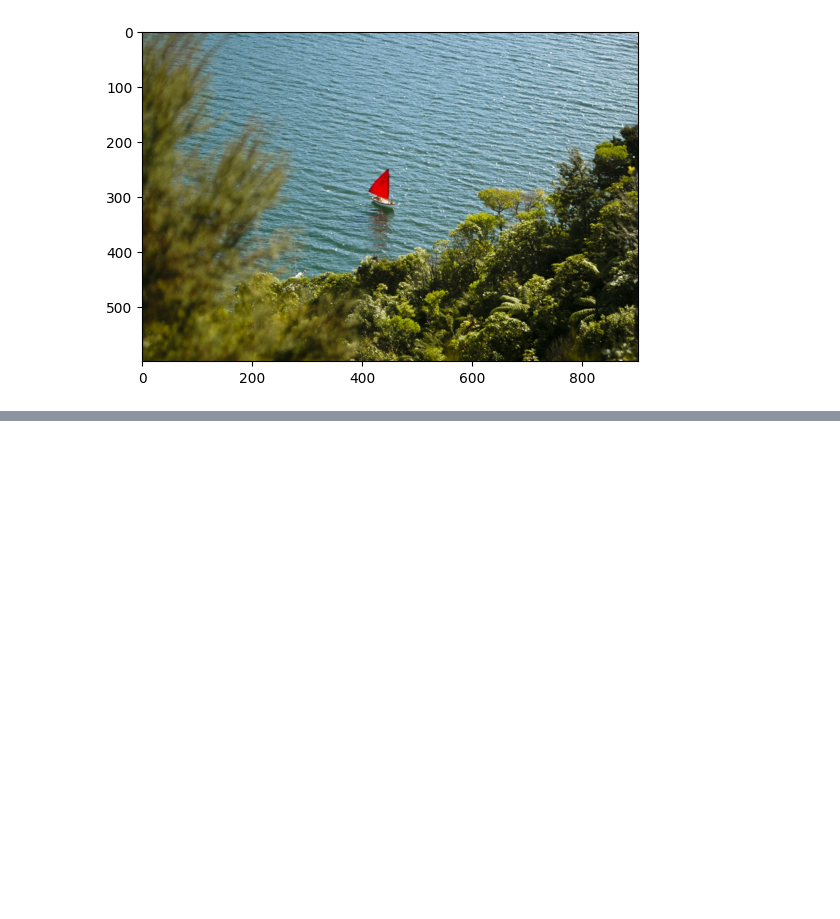
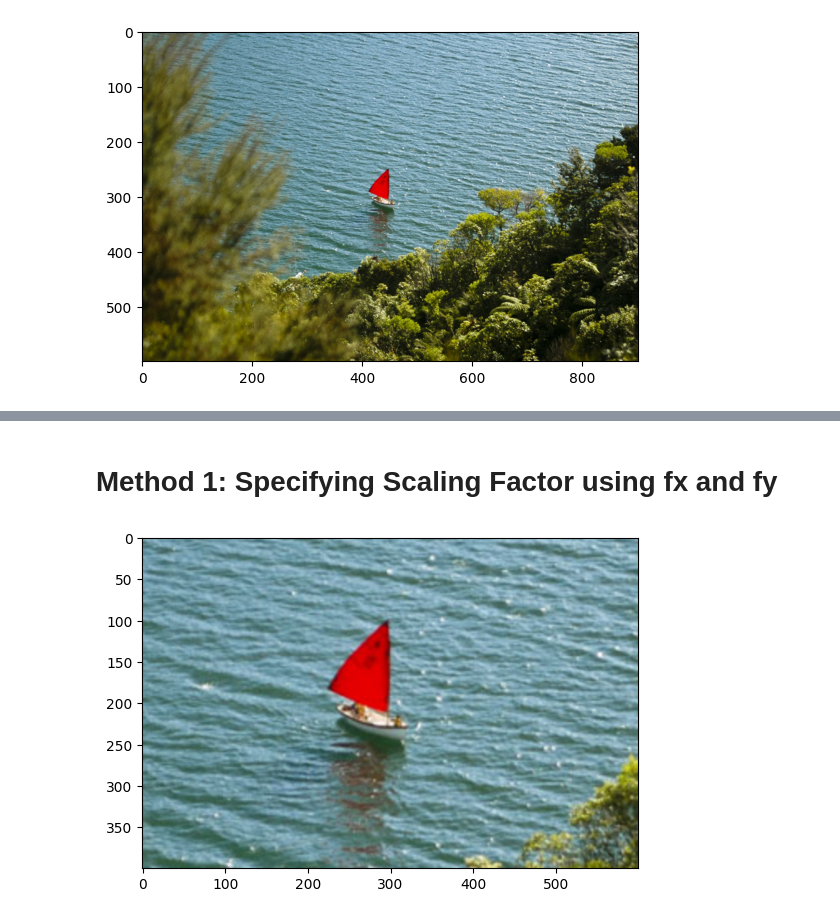
Before and after one commit to prasadgavhane-a11y/opencv, a Jupyter notebook: Basic_Image_manipulation.ipynb, the cells around one changed output, grey strips where cells are left out. Drawn from its saved outputs; the diff is of its cells as text; code cells hidden in the pictures; blank space fills up the shorter version.

```diff
--- a/Basic_Image_manipulation.ipynb
+++ b/Basic_Image_manipulation.ipynb
@@ -222,0 +254,8 @@ plt.show()
+# %% [markdown]
+# Method 1: Specifying Scaling Factor using fx and fy
+# %%
+resized_cropped_region_2x = cv2.resize(cropped_region,None, fx=2, fy=2)
+plt.imshow(resized_cropped_region_2x)
+plt.show()
+# %% [output]
+[figure, added]
```
Also changed, not shown: parts of 20 cells of this notebook.
